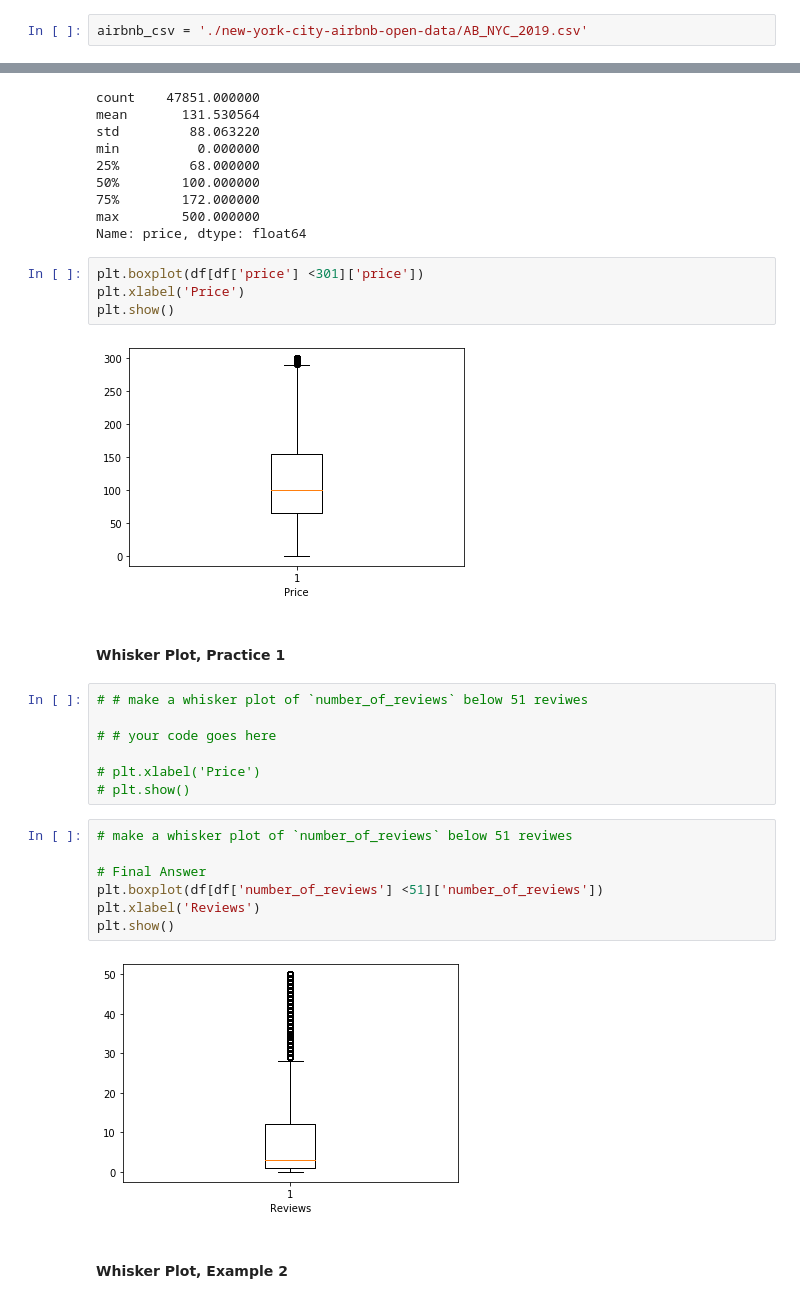
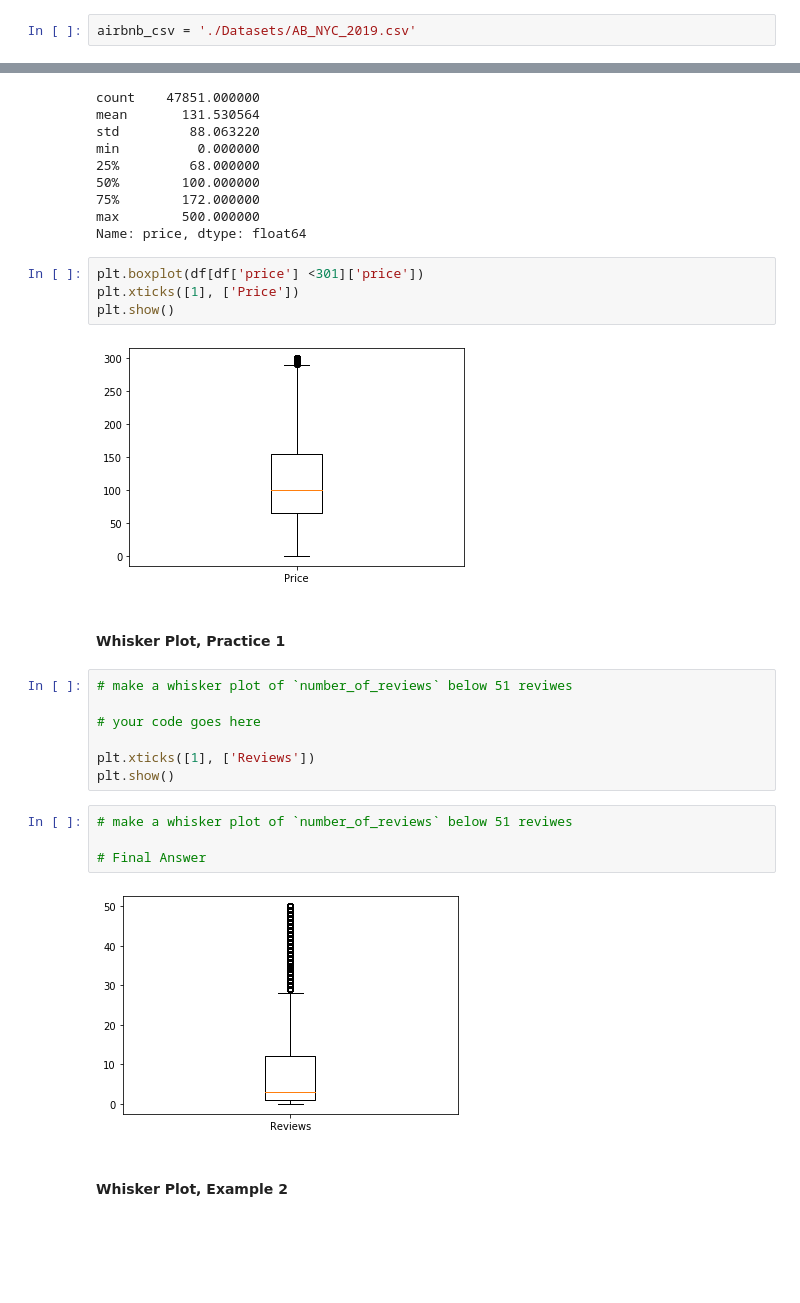
Before and after one commit to CUNYTechPrep/2020-spring-datascience, a Jupyter notebook: Week2_3.19/Exploratory Data Analysis.ipynb, the cells around one changed output, grey strips where cells are left out. Drawn from its saved outputs; the diff is of its cells as text; blank space fills up the shorter version.

Commit message:
notebook update and datasets
Added datasets and updated notebook

```diff
--- a/Week2_3.19/Exploratory Data Analysis.ipynb
+++ b/Week2_3.19/Exploratory Data Analysis.ipynb
@@ -96,7 +96,7 @@ pd.get_dummies(df_shirts, prefix=['brand', 'color'], drop_first=True)
 # %% [output]
 [interactive output not drawn]
 # %%
-airbnb_csv = './new-york-city-airbnb-open-data/AB_NYC_2019.csv'
+airbnb_csv = './Datasets/AB_NYC_2019.csv'
 # %%
 df = pd.read_csv(airbnb_csv)
 # %%
@@ -495,28 +452,25 @@ max        500.000000
 Name: price, dtype: float64
 # %%
 plt.boxplot(df[df['price'] <301]['price'])
-plt.xlabel('Price')
+plt.xticks([1], ['Price'])
 plt.show()
 # %% [output]
-[figure, old version]
+[figure, new version]
 # %% [markdown]
 #### Whisker Plot, Practice 1
 # %%
-# # make a whisker plot of `number_of_reviews` below 51 reviwes
+# make a whisker plot of `number_of_reviews` below 51 reviwes
 
-# # your code goes here
+# your code goes here
 
-# plt.xlabel('Price')
-# plt.show()
+plt.xticks([1], ['Reviews'])
+plt.show()
 # %%
 # make a whisker plot of `number_of_reviews` below 51 reviwes
 
 # Final Answer
-plt.boxplot(df[df['number_of_reviews'] <51]['number_of_reviews'])
-plt.xlabel('Reviews')
-plt.show()
 # %% [output]
-[figure, old version]
+[figure, new version]
 # %% [markdown]
 #### Whisker Plot, Example 2
 # %%
```
Also changed, not shown: parts of 23 cells of this notebook, 3 other files.
